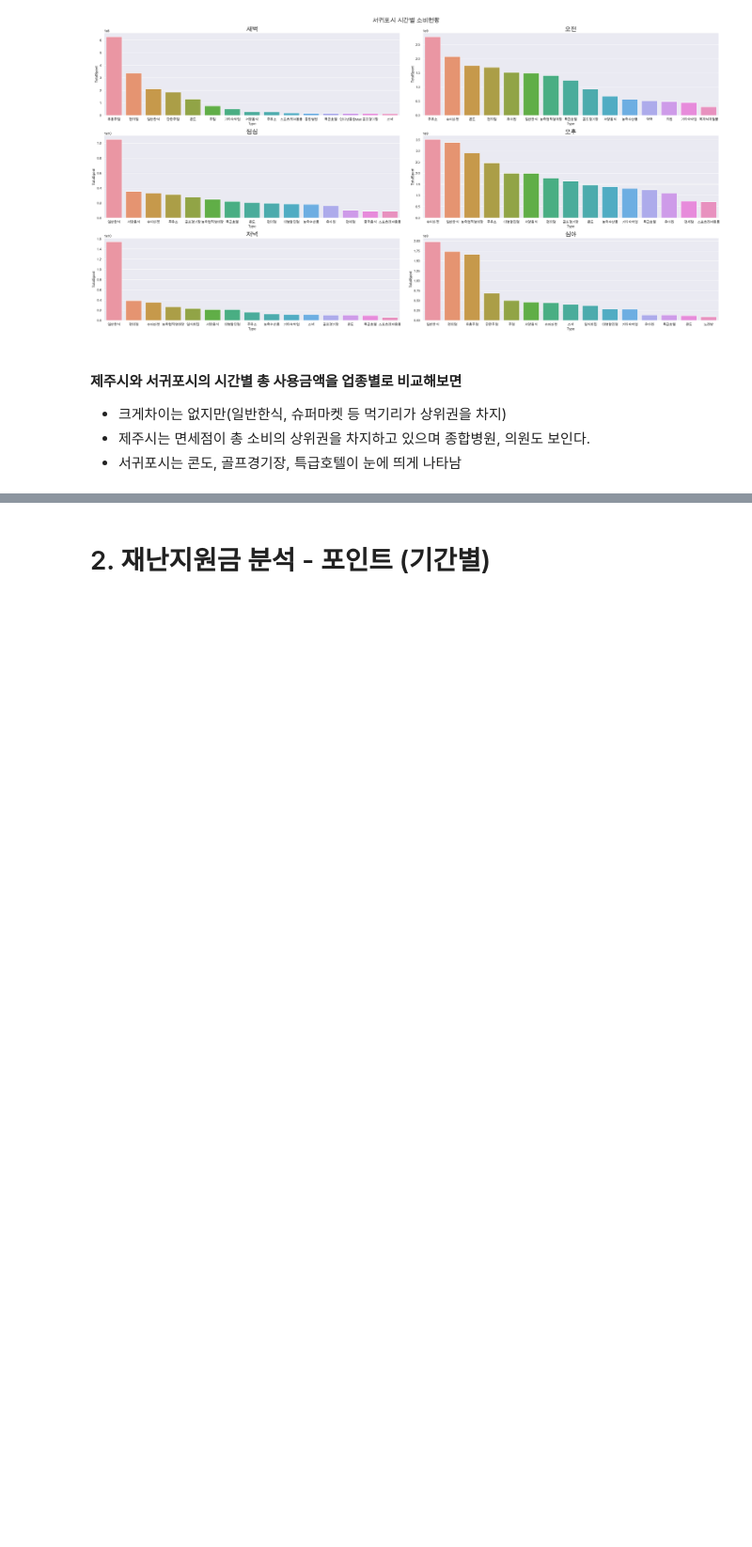
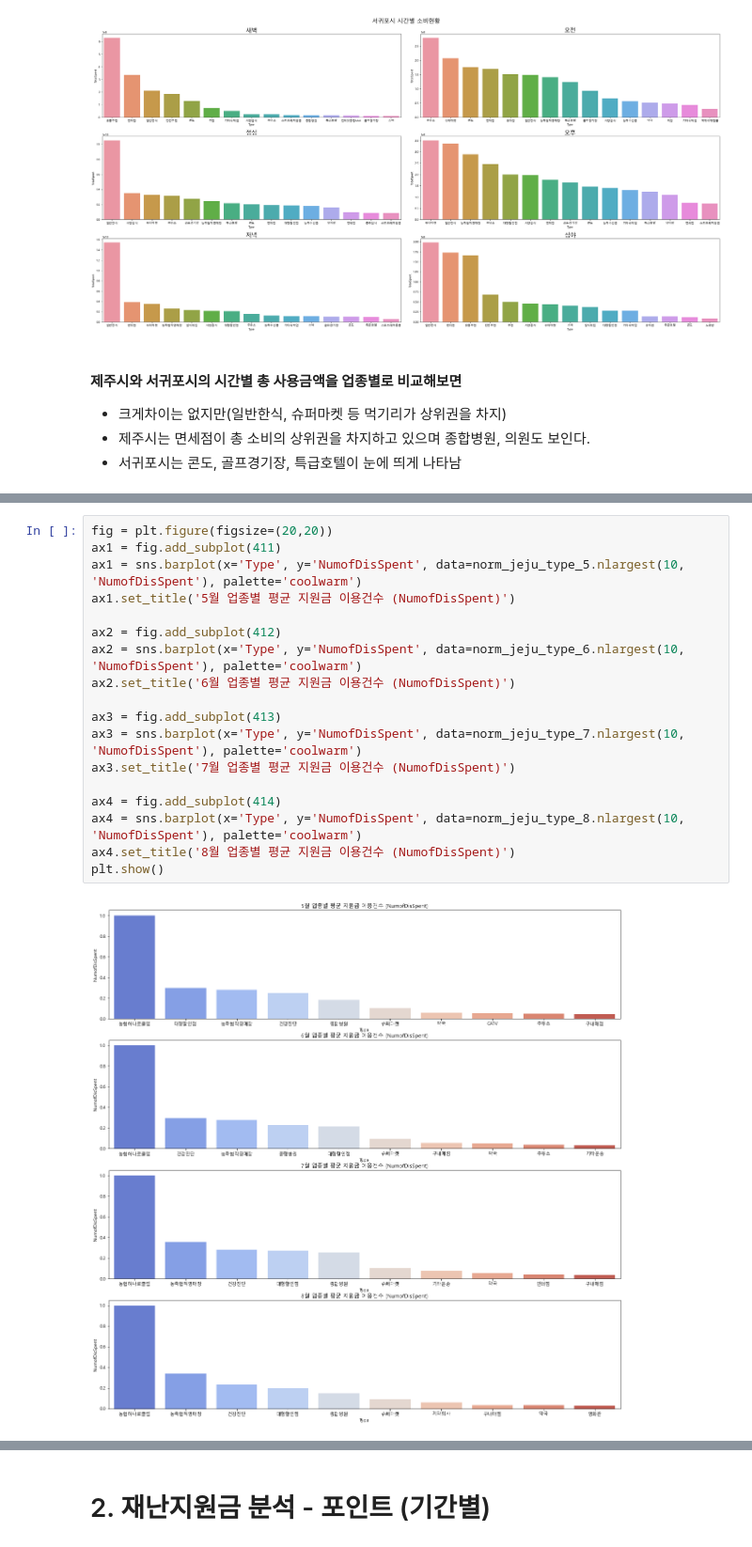
Before and after one commit to Yenabeam/JejuEda_DACON, a Jupyter notebook: 3. results/jeju_consumption_eda.ipynb, the cells around one changed output, grey strips where cells are left out. Shown at 94% size. Cells and saved outputs as stored; diff of their text form; blank space fills up the shorter version.

```diff
--- a/3. results/jeju_consumption_eda.ipynb
+++ b/3. results/jeju_consumption_eda.ipynb
@@ -359,0 +407,20 @@ Text(0.5, 0.98, '서귀포시 시간별 소비현황')
+# %%
+fig = plt.figure(figsize=(20,20))
+ax1 = fig.add_subplot(411)
+ax1 = sns.barplot(x='Type', y='NumofDisSpent', data=norm_jeju_type_5.nlargest(10, 'NumofDisSpent'), palette='coolwarm')
+ax1.set_title('5월 업종별 평균 지원금 이용건수 (NumofDisSpent)')
+
+ax2 = fig.add_subplot(412)
+ax2 = sns.barplot(x='Type', y='NumofDisSpent', data=norm_jeju_type_6.nlargest(10, 'NumofDisSpent'), palette='coolwarm')
+ax2.set_title('6월 업종별 평균 지원금 이용건수 (NumofDisSpent)')
+
+ax3 = fig.add_subplot(413)
+ax3 = sns.barplot(x='Type', y='NumofDisSpent', data=norm_jeju_type_7.nlargest(10, 'NumofDisSpent'), palette='coolwarm')
+ax3.set_title('7월 업종별 평균 지원금 이용건수 (NumofDisSpent)')
+
+ax4 = fig.add_subplot(414)
+ax4 = sns.barplot(x='Type', y='NumofDisSpent', data=norm_jeju_type_8.nlargest(10, 'NumofDisSpent'), palette='coolwarm')
+ax4.set_title('8월 업종별 평균 지원금 이용건수 (NumofDisSpent)')
+plt.show()
+# %% [output]
+[figure, added]
```
Also changed, not shown: parts of 15 cells of this notebook.
